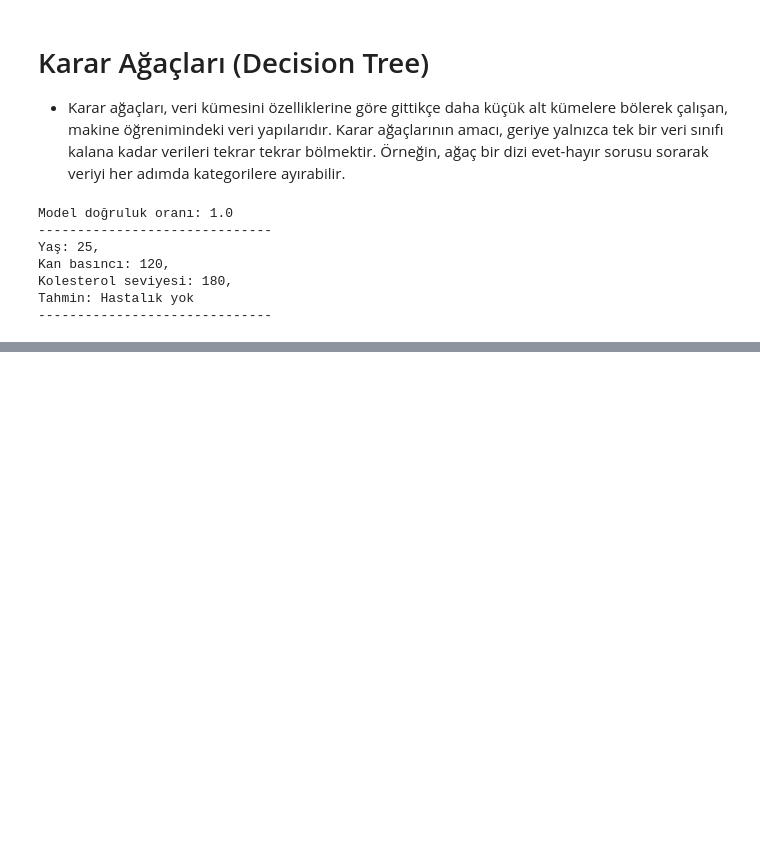
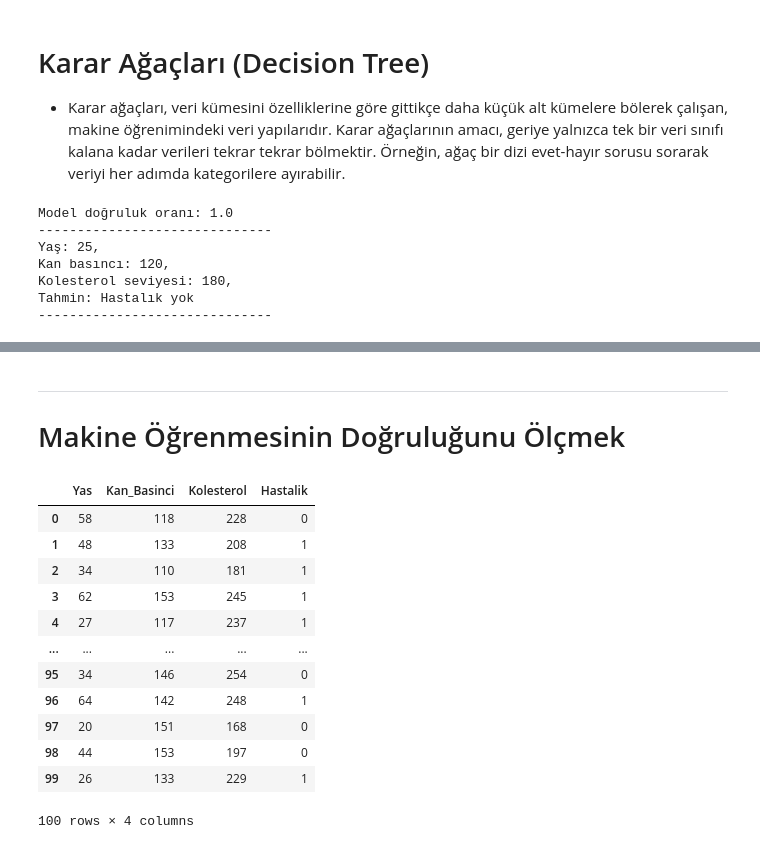
Before and after one commit to utuncer/python-kutuphaneler, a Jupyter notebook: decision_tree.ipynb, the cells around one changed output, grey strips where cells are left out. Drawn from its saved outputs; the diff is of its cells as text; code cells hidden in the pictures; blank space fills up the shorter version.

```diff
--- a/decision_tree.ipynb
+++ b/decision_tree.ipynb
@@ -49,0 +98,26 @@ Tahmin: Hastalık yok
+# %% [markdown]
+---
+# Makine Öğrenmesinin Doğruluğunu Ölçmek
+# %%
+import pandas as pd
+import matplotlib.pyplot as plt
+from sklearn.model_selection import train_test_split
+from sklearn.tree import DecisionTreeClassifier
+from sklearn.metrics import accuracy_score, confusion_matrix, ConfusionMatrixDisplay
+
+df = pd.read_excel(r'excel\karar_agaci_veri_100.xlsx')
+df
+# %% [output]
+|  | Yas | Kan_Basinci | Kolesterol | Hastalik |
+| 0 | 58 | 118 | 228 | 0 |
+| 1 | 48 | 133 | 208 | 1 |
+| 2 | 34 | 110 | 181 | 1 |
+| 3 | 62 | 153 | 245 | 1 |
+| 4 | 27 | 117 | 237 | 1 |
+| ... | ... | ... | ... | ... |
+| 95 | 34 | 146 | 254 | 0 |
+| 96 | 64 | 142 | 248 | 1 |
+| 97 | 20 | 151 | 168 | 0 |
+| 98 | 44 | 153 | 197 | 0 |
+| 99 | 26 | 133 | 229 | 1 |
+100 rows × 4 columns
```
Also changed, not shown: parts of 14 cells of this notebook, 1 other file.
